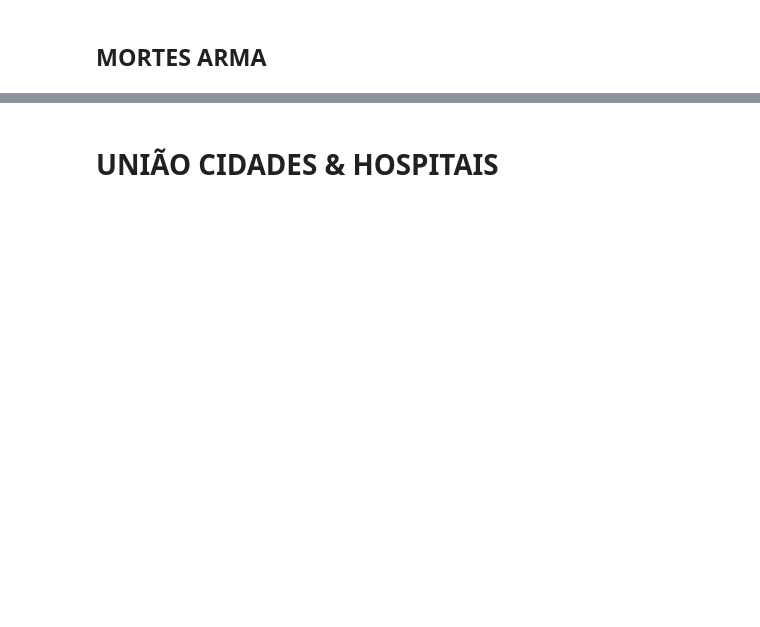
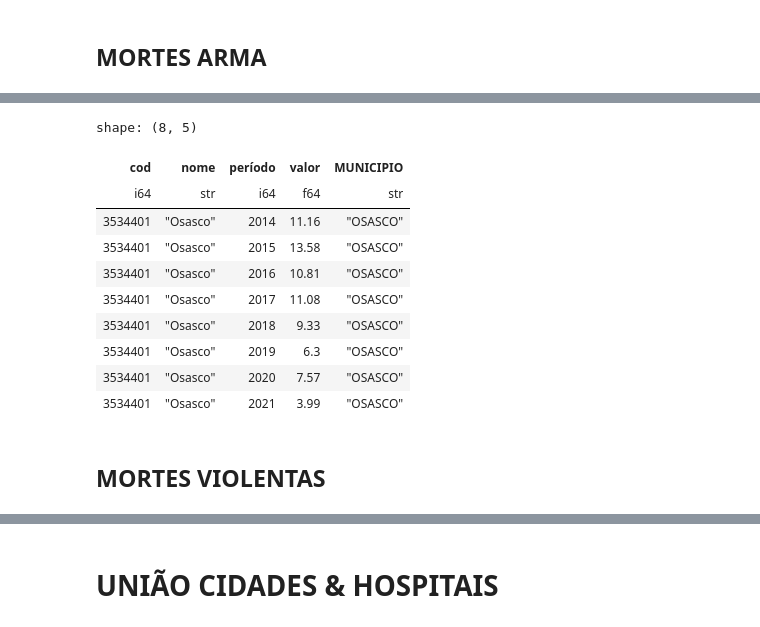
Before and after one commit to guilourenzo/analise_municipios, a Jupyter notebook: finding_home.ipynb, the cells around one changed output, grey strips where cells are left out. Cells and saved outputs as stored; diff of their text form; code cells hidden in the pictures; blank space fills up the shorter version.

```diff
--- a/finding_home.ipynb
+++ b/finding_home.ipynb
@@ -208,0 +258,16 @@ shape: (5, 7)
+# %%
+hom_arma.filter(pl.col('nome') == 'Osasco' ).sort('período')
+# %% [output]
+shape: (8, 5)
+| cod | nome | período | valor | MUNICIPIO |
+| i64 | str | i64 | f64 | str |
+| 3534401 | "Osasco" | 2014 | 11.16 | "OSASCO" |
+| 3534401 | "Osasco" | 2015 | 13.58 | "OSASCO" |
+| 3534401 | "Osasco" | 2016 | 10.81 | "OSASCO" |
+| 3534401 | "Osasco" | 2017 | 11.08 | "OSASCO" |
+| 3534401 | "Osasco" | 2018 | 9.33 | "OSASCO" |
+| 3534401 | "Osasco" | 2019 | 6.3 | "OSASCO" |
+| 3534401 | "Osasco" | 2020 | 7.57 | "OSASCO" |
+| 3534401 | "Osasco" | 2021 | 3.99 | "OSASCO" |
+# %% [markdown]
+## MORTES VIOLENTAS
```
Also changed, not shown: parts of 41 cells of this notebook, 20 other files.
